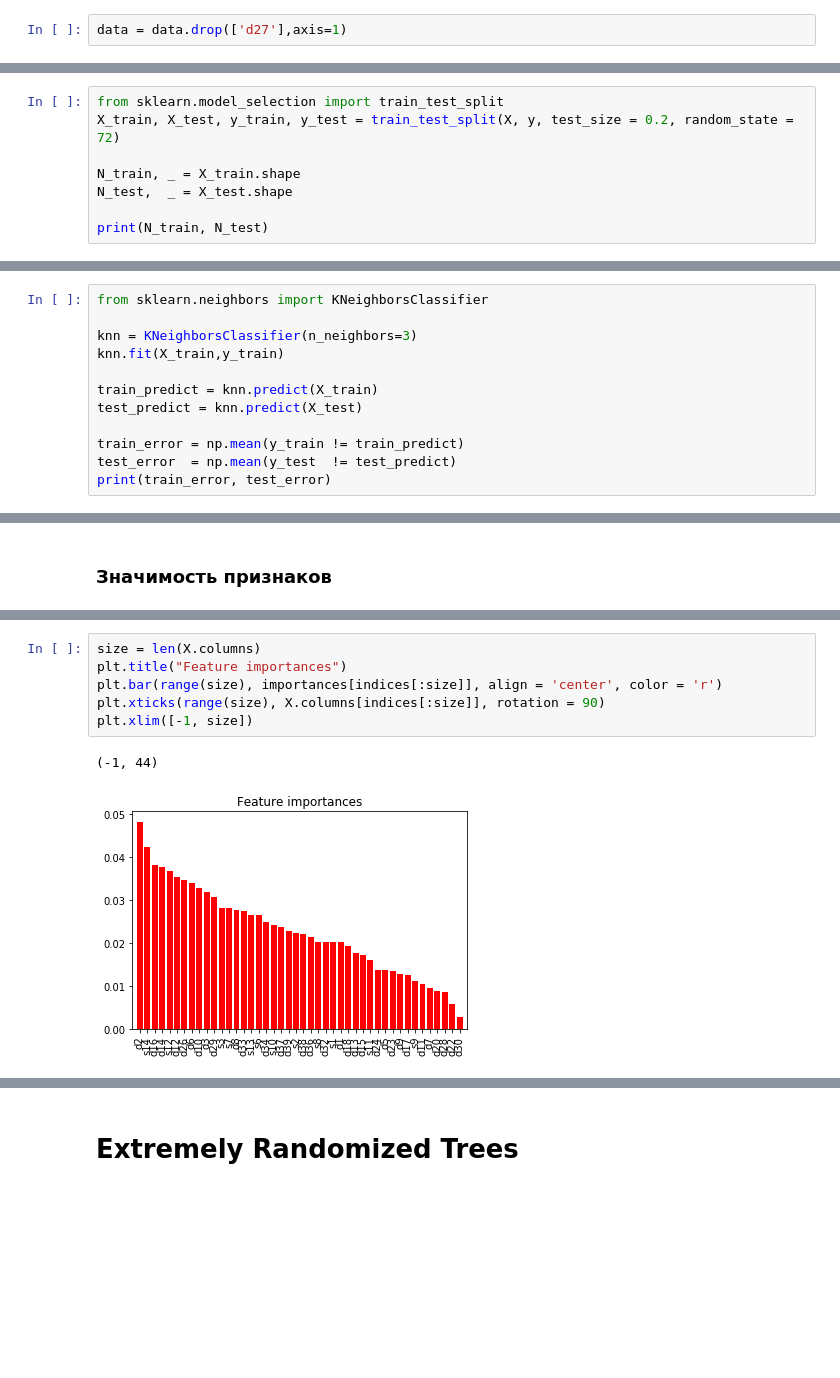
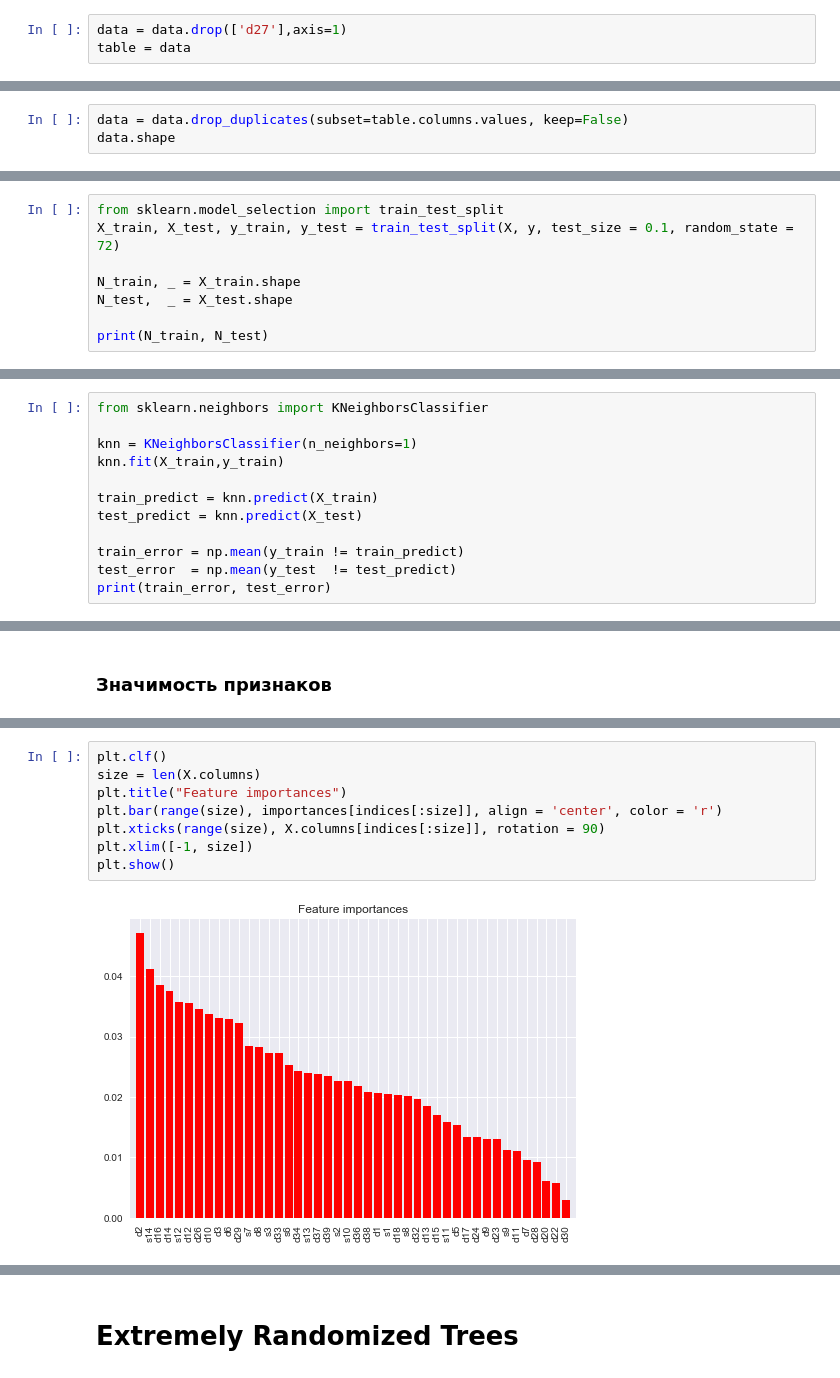
Before and after one commit to clipext/MachineLearning, a Jupyter notebook: hometask.ipynb, the cells around one changed output, grey strips where cells are left out. Saved outputs shown, nothing was run; the diff lists cells and outputs as text; blank space fills up the shorter version.

```diff
--- a/hometask.ipynb
+++ b/hometask.ipynb
@@ -191,2 +192,3 @@ d27 d29 0.9815138009237779
 # %%
 data = data.drop(['d27'],axis=1)
+table = data
@@ -192,0 +197,3 @@ data = data.drop(['d27'],axis=1)
+# %%
+data = data.drop_duplicates(subset=table.columns.values, keep=False)
+data.shape
@@ -238,6 +250,6 @@ X = data
 # %%
 from sklearn.model_selection import train_test_split
-X_train, X_test, y_train, y_test = train_test_split(X, y, test_size = 0.2, random_state = 72)
+X_train, X_test, y_train, y_test = train_test_split(X, y, test_size = 0.1, random_state = 72)
 
 N_train, _ = X_train.shape
 N_test,  _ = X_test.shape
@@ -258,7 +270,7 @@ score = {}
 # %%
 from sklearn.neighbors import KNeighborsClassifier
 
-knn = KNeighborsClassifier(n_neighbors=3)
+knn = KNeighborsClassifier(n_neighbors=1)
 knn.fit(X_train,y_train)
 
 train_predict = knn.predict(X_train)
@@ -412,9 +439,10 @@ Feature ranking:
 # %%
+plt.clf()
 size = len(X.columns)
 plt.title("Feature importances")
 plt.bar(range(size), importances[indices[:size]], align = 'center', color = 'r')
 plt.xticks(range(size), X.columns[indices[:size]], rotation = 90)
 plt.xlim([-1, size])
+plt.show()
 # %% [output]
-(-1, 44)
-[figure, old version]
+[figure, new version]
```
Also changed, not shown: parts of 72 cells of this notebook.
